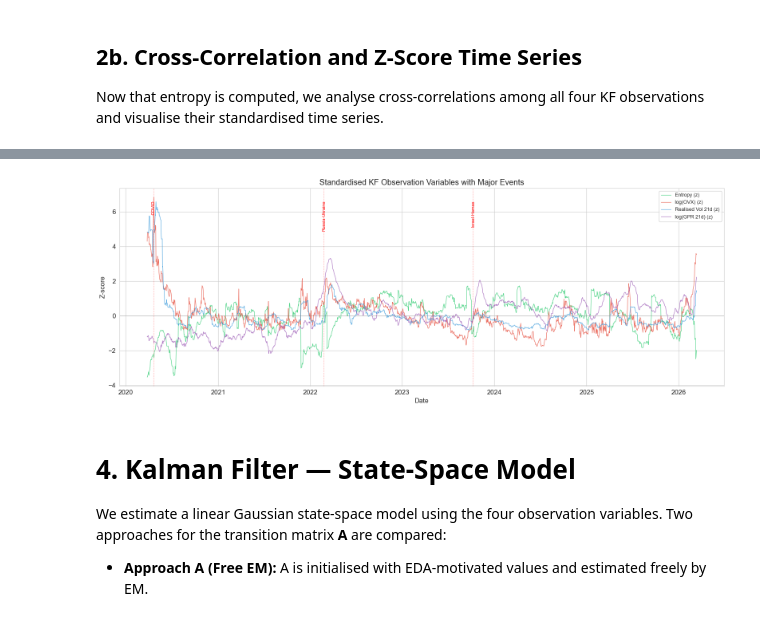
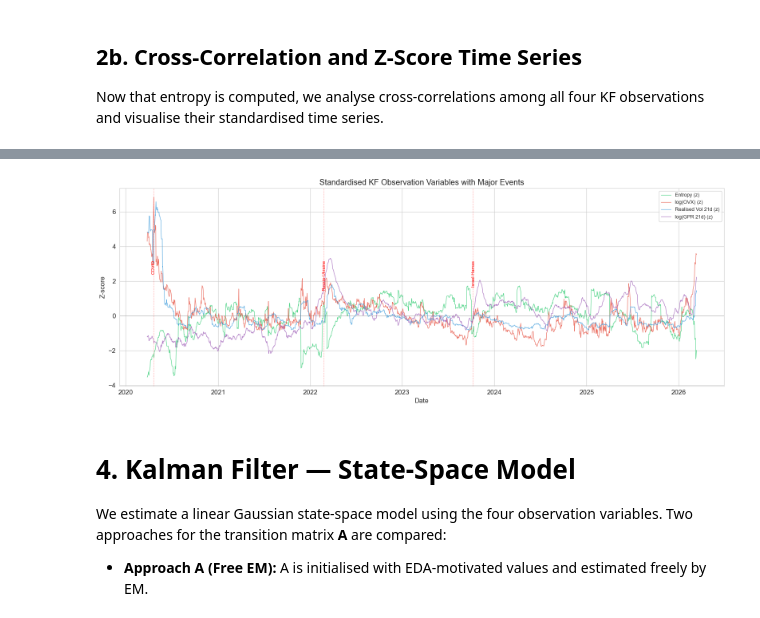
Before and after one commit to zhicongDeng/BTC-ETH-Pairs-Trading, a Jupyter notebook: test_pytorch/claude/01_regime_detection.ipynb, the cells around one changed output, grey strips where cells are left out. Cells and saved outputs as stored; diff of their text form; code cells hidden in the pictures.

```diff
--- a/test_pytorch/claude/01_regime_detection.ipynb
+++ b/test_pytorch/claude/01_regime_detection.ipynb
@@ -86,7 +86,8 @@ desc.round(4)
 # WTI price time series with event annotations
 fig, ax = plt.subplots(figsize=(14, 6))
 ax.plot(df['observation_date'], df['WTI_Price'], color='steelblue', linewidth=1)
-ax.set_xlabel('Date'); ax.set_ylabel('WTI Price (USD/barrel)')
+ax.set_xlabel('Date')
+ax.set_ylabel('WTI Price (USD/barrel)')
 ax.set_title('WTI Crude Oil Price (2020-2026)')
 
 events = {
@@ -102,7 +103,8 @@ for date_str, label in events.items():
                 textcoords='offset points', fontsize=9,
                 arrowprops=dict(arrowstyle='->', color='red'),
                 ha='center', color='red')
-plt.tight_layout(); plt.show()
+plt.tight_layout()
+plt.show()
 # %% [output]
 [figure]
 # %% [markdown]
@@ -281,29 +289,31 @@ Key observations:
+# %%
+df_clean = df[['observation_date']+obs_cols].copy().dropna()
 # %%
 # Z-score time series overlay
 fig, ax = plt.subplots(figsize=(16, 6))
 colors = {'rolling_entropy': '#2ecc71', 'log_OVX': '#e74c3c',
           'rolling_std_21': '#3498db', 'log_GPRD_r21': '#9b59b6'}
 labels = {'rolling_entropy': 'Entropy (z)', 'log_OVX': 'log(OVX) (z)',
           'rolling_std_21': 'Realised Vol 21d (z)', 'log_GPRD_r21': 'log(GPR 21d) (z)'}
 
 for col in obs_cols:
     z = (df_clean[col] - df_clean[col].mean()) / df_clean[col].std()
     ax.plot(df_clean['observation_date'], z, color=colors[col],
             linewidth=0.9, alpha=0.8, label=labels[col])
 
 # Event lines
 for date_str, label in [('2020-04-20','COVID'), ('2022-02-24','Russia-Ukraine'), ('2023-10-09','Israel-Hamas')]:
     ax.axvline(pd.Timestamp(date_str), color='red', linestyle=':', linewidth=0.8, alpha=0.6)
-    ax.text(pd.Timestamp(date_str), ax.get_ylim()[1]*0.9 if ax.get_ylim()[1] > 3 else 3,
-            label, fontsize=8, color='red', ha='center', rotation=90, va='top')
+    ax.text(pd.Timestamp(date_str), 3.2, label, fontsize=8, color='red',
+            ha='center', rotation=90, va='top')
 
 ax.axhline(0, color='gray', linestyle='-', linewidth=0.3)
 ax.set_ylabel('Z-score'); ax.set_xlabel('Date')
 ax.set_title('Standardised KF Observation Variables with Major Events')
 ax.legend(loc='upper right', fontsize=9)
 plt.tight_layout(); plt.show()
 # %% [output]
-[figure, old version]
+[figure, new version]
 # %% [markdown]
 # 4. Kalman Filter — State-Space Model
 
```
Also changed, not shown: parts of 13 cells of this notebook, 16 other files.
